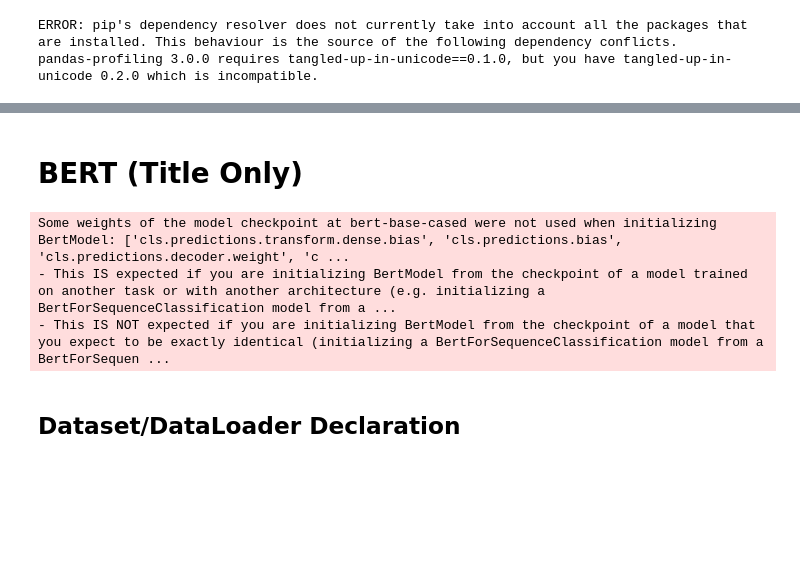
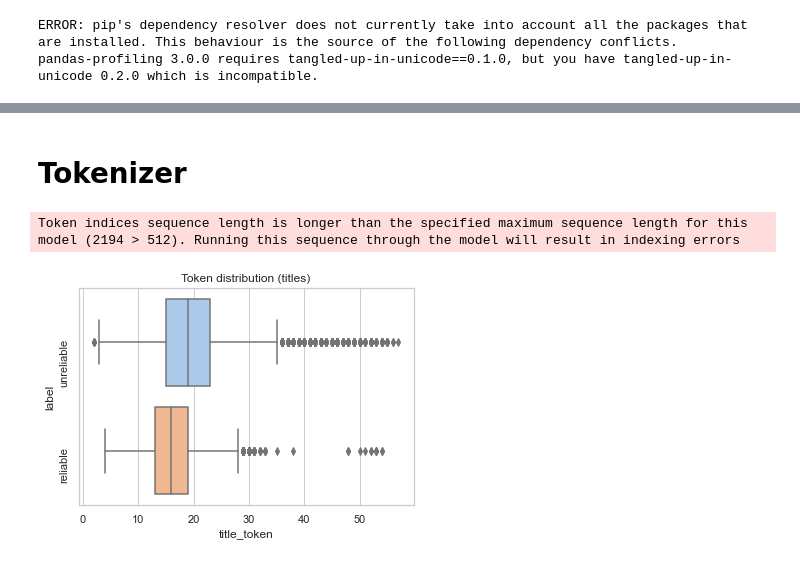
Before and after one commit to khizon/CS284_final_project, a Jupyter notebook: data_exploration.ipynb, the cells around one changed output, grey strips where cells are left out. Saved outputs shown, nothing was run; the diff lists cells and outputs as text; code cells hidden in the pictures; blank space fills up the shorter version.

Commit message:
added title with content

```diff
--- a/bert_title_benchmark.ipynb
+++ b/data_exploration.ipynb
@@ -80,5 +90,5 @@ df.sample(5)
-# %% [markdown]
-# BERT (Title Only)
+# %% [markdown]
+# Tokenizer
 # %%
 from tqdm.auto import tqdm
 
@@ -92,15 +102,38 @@ from sklearn.metrics import classification_report, confusion_matrix
 
 from collections import defaultdict
 
+import matplotlib.pyplot as plt
+import seaborn as sns
+
+sns.set_theme(style="whitegrid", palette="pastel")
+
 _ = torch.manual_seed(42)
 # %%
 MODEL_NAME = 'bert-base-cased'
 tokenizer = AutoTokenizer.from_pretrained(MODEL_NAME)
-# %%
-bert_model = BertModel.from_pretrained(MODEL_NAME, return_dict = True)
-# %% [output]
-Some weights of the model checkpoint at bert-base-cased were not used when initializing BertModel: ['cls.predictions.transform.dense.bias', 'cls.predictions.bias', 'cls.predictions.decoder.weight', 'c ...
-- This IS expected if you are initializing BertModel from the checkpoint of a model trained on another task or with another architecture (e.g. initializing a BertForSequenceClassification model from a ...
-- This IS NOT expected if you are initializing BertModel from the checkpoint of a model that you expect to be exactly identical (initializing a BertForSequenceClassification model from a BertForSequen ...
-# %% [markdown]
-## Dataset/DataLoader Declaration
+# %%
+def get_token_length(text):
+    encoding = tokenizer.encode_plus(
+            text,
+            add_special_tokens=True,
+            # max_length = 512,
+            return_token_type_ids = False,
+            # padding = 'max_length',
+            # truncation = True,
+            return_attention_mask = True,
+            return_tensors = 'pt'
+        )
+    return encoding['input_ids'].shape[1]
+# %%
+train_df = df[df['split'] == 'train']
+tqdm.pandas()
+train_df['title_token'] = train_df['title'].progress_apply(get_token_length)
+train_df['content_token'] = train_df['content'].progress_apply(get_token_length)
+# %% [output]
+Token indices sequence length is longer than the specified maximum sequence length for this model (2194 > 512). Running this sequence through the model will result in indexing errors
+# %%
+ax = sns.boxplot(data=train_df, y = 'label', x = 'title_token',  orient="h")
+_ = plt.title('Token distribution (titles)')
+_ = plt.yticks([0, 1], ['unreliable', 'reliable'], rotation='vertical')
+# %% [output]
+[figure, added]
```
Also changed, not shown: parts of 32 cells of this notebook, 4 other files.
